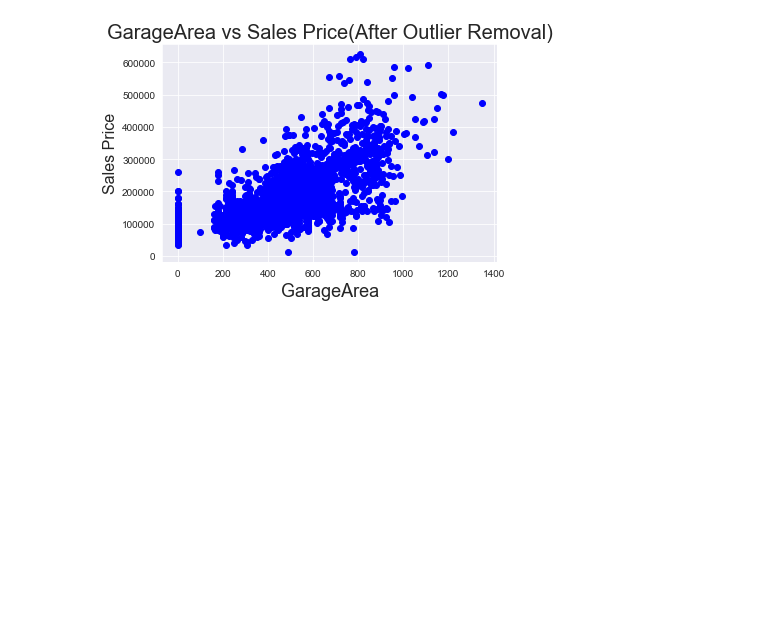
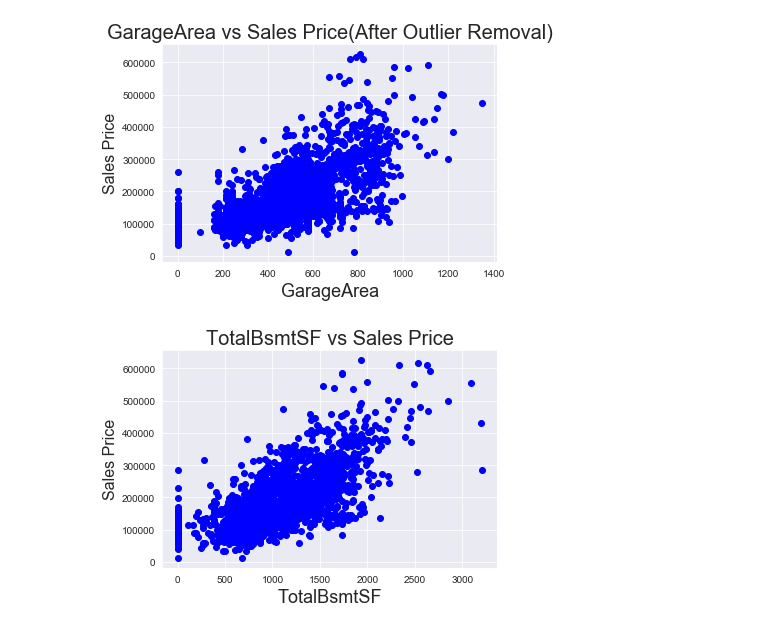
Before and after one commit to agrawalnaman/cmpe255-group8-housing-price-prediction, a Jupyter notebook: Housing Price Prediction Project.ipynb, the cells around one changed output. Cells and saved outputs as stored; diff of their text form; code cells hidden in the pictures; blank space fills up the shorter version.

```diff
--- a/Housing Price Prediction Project.ipynb
+++ b/Housing Price Prediction Project.ipynb
@@ -192,3 +192,13 @@ plt.show()
 # %% [output]
 [figure]
 [figure]
+# %%
+#Basement Area Vs SalePrice
+
+plt.scatter(df_train['TotalBsmtSF'],df_train['SalePrice'],c = 'blue')
+plt.title('TotalBsmtSF vs Sales Price', fontsize=20)
+plt.xlabel('TotalBsmtSF', fontsize=18)
+plt.ylabel('Sales Price', fontsize=16)
+plt.show()
+# %% [output]
+[figure, added]
```
Also changed, not shown: parts of 4 cells of this notebook.
